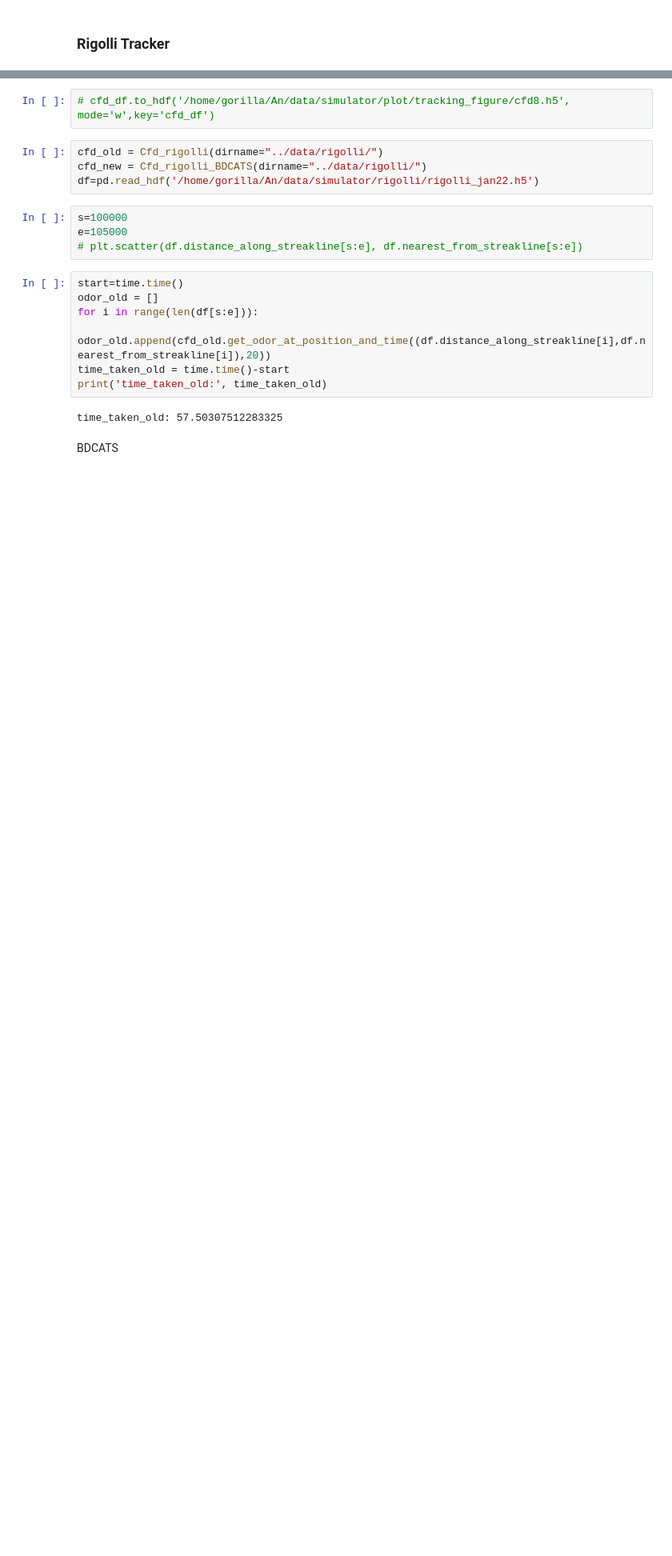
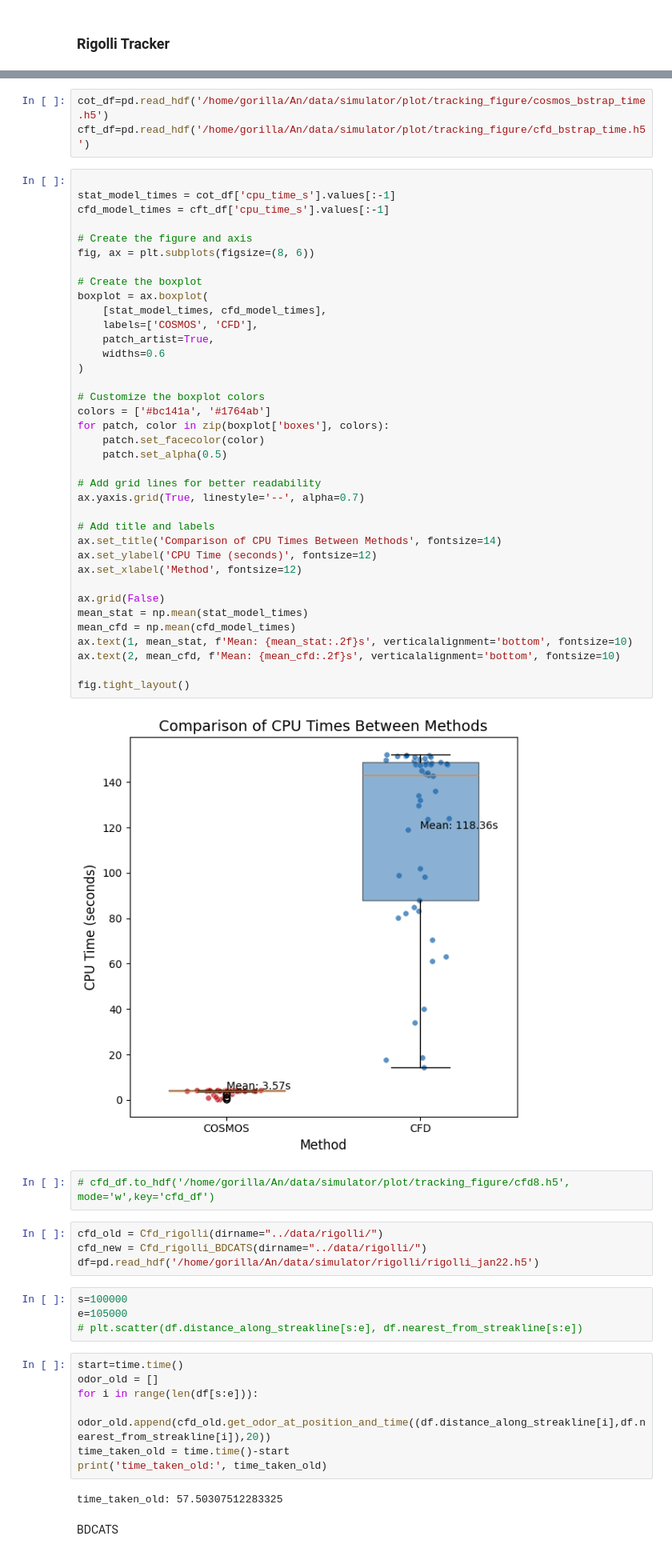
Before and after one commit to arunavanag591/COSMOS, a Jupyter notebook: plume_simulator.ipynb, the cells around one changed output, grey strips where cells are left out. Shown: that part at 80% size. Drawn from its saved outputs; the diff is of its cells as text; blank space fills up the shorter version.

Commit message:
added time performance for cosmos

```diff
--- a/plume_simulator.ipynb
+++ b/plume_simulator.ipynb
@@ -613,3 +869,45 @@ time_taken_cfd: 49.99427795410156
+# %%
+cot_df=pd.read_hdf('/home/gorilla/An/data/simulator/plot/tracking_figure/cosmos_bstrap_time.h5')
+cft_df=pd.read_hdf('/home/gorilla/An/data/simulator/plot/tracking_figure/cfd_bstrap_time.h5')
+# %%
+
+stat_model_times = cot_df['cpu_time_s'].values[:-1]
+cfd_model_times = cft_df['cpu_time_s'].values[:-1]
+
+# Create the figure and axis
+fig, ax = plt.subplots(figsize=(8, 6))
+
+# Create the boxplot
+boxplot = ax.boxplot(
+    [stat_model_times, cfd_model_times],
+    labels=['COSMOS', 'CFD'],
+    patch_artist=True,
+    widths=0.6
+)
+
+# Customize the boxplot colors
+colors = ['#bc141a', '#1764ab']
+for patch, color in zip(boxplot['boxes'], colors):
+    patch.set_facecolor(color)
+    patch.set_alpha(0.5)
+
+# Add grid lines for better readability
+ax.yaxis.grid(True, linestyle='--', alpha=0.7)
+
+# Add title and labels
+ax.set_title('Comparison of CPU Times Between Methods', fontsize=14)
+ax.set_ylabel('CPU Time (seconds)', fontsize=12)
+ax.set_xlabel('Method', fontsize=12)
+
+ax.grid(False)
+mean_stat = np.mean(stat_model_times)
+mean_cfd = np.mean(cfd_model_times)
+ax.text(1, mean_stat, f'Mean: {mean_stat:.2f}s', verticalalignment='bottom', fontsize=10)
+ax.text(2, mean_cfd, f'Mean: {mean_cfd:.2f}s', verticalalignment='bottom', fontsize=10)
+
+fig.tight_layout()
+# %% [output]
+[figure, added]
 # %%
 # cfd_df.to_hdf('/home/gorilla/An/data/simulator/plot/tracking_figure/cfd8.h5', mode='w',key='cfd_df')
 # %%
```
Also changed, not shown: parts of 7 cells of this notebook, 11 other files.
